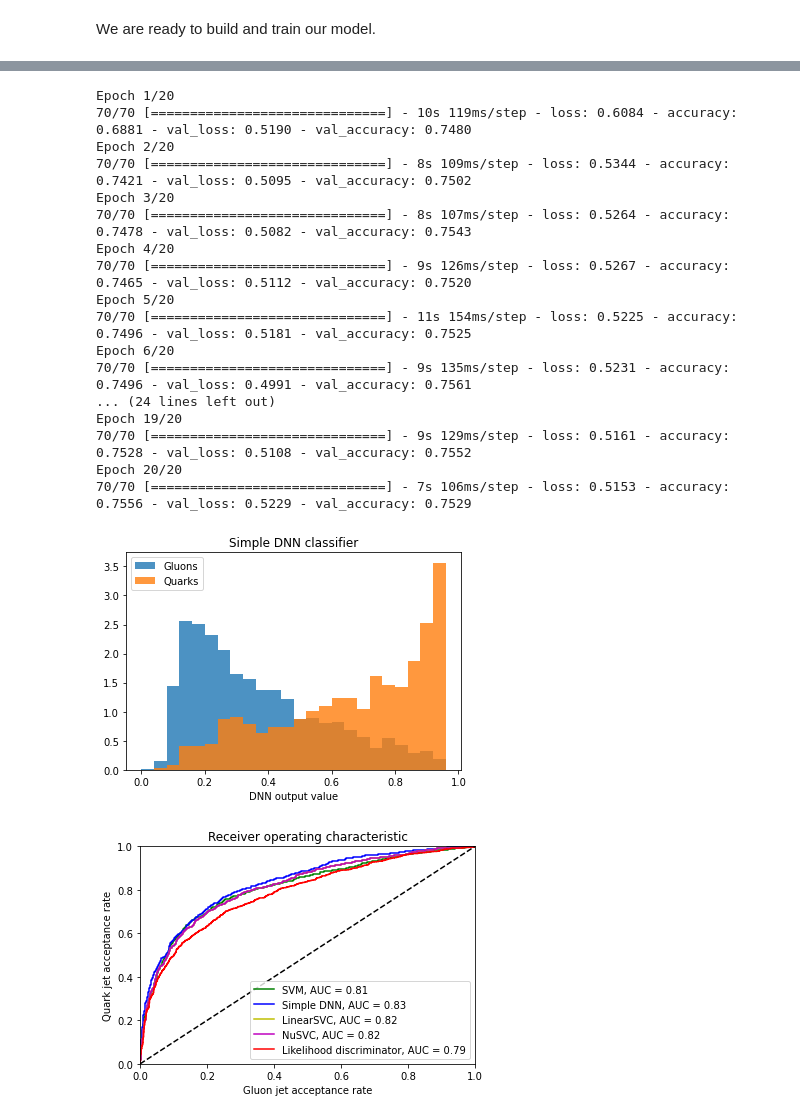
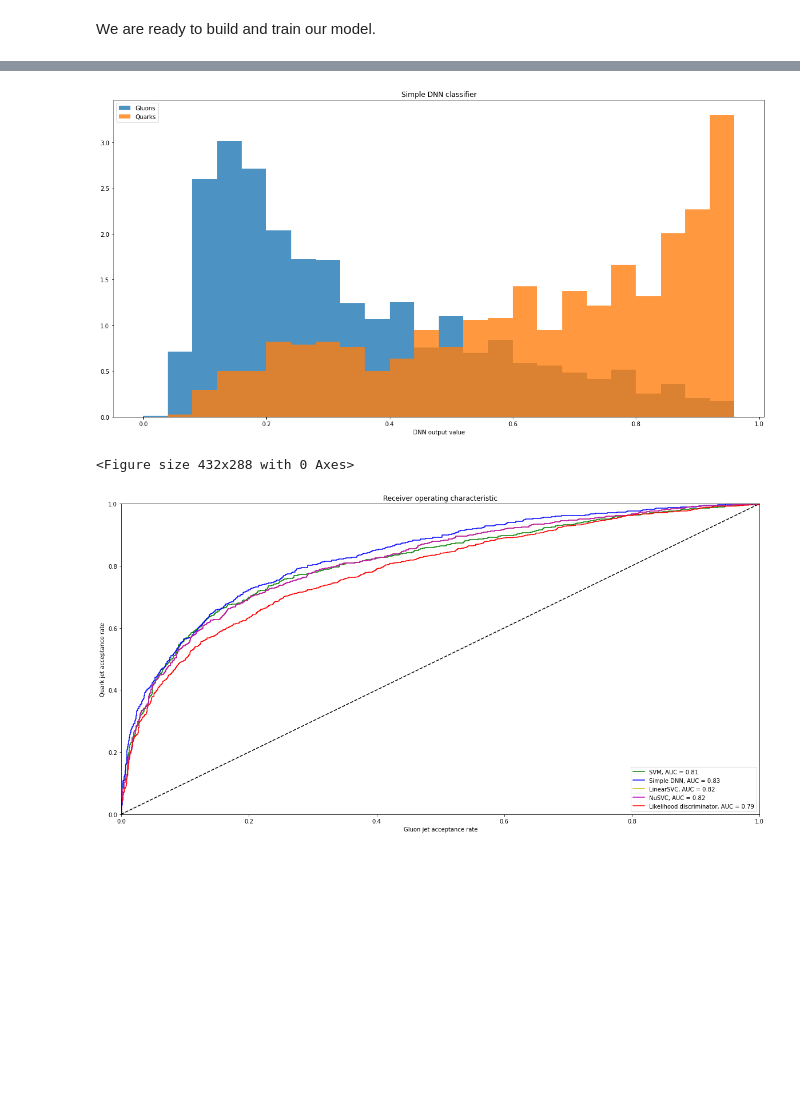
Before and after one commit to ncpp-my/opendata-cms-ml, a Jupyter notebook: notebooks/ML_SVM_PY.ipynb, the cells around one changed output, grey strips where cells are left out. Saved outputs shown, nothing was run; the diff lists cells and outputs as text; code cells hidden in the pictures; blank space fills up the shorter version.

```diff
--- a/notebooks/ML_SVM_PY.ipynb
+++ b/notebooks/ML_SVM_PY.ipynb
@@ -265,6 +265,7 @@ if PLOT and DO_DNN:
 
    plt.clf()
    binning = np.arange(0.0, 1.0, 0.04)
+   plt.figure( figsize=(20,10))
    plt.hist( pred_y_dnn[test_y_dnn==0], bins=binning, alpha=0.8, label="Gluons", density=1 )
    plt.hist( pred_y_dnn[test_y_dnn==1], bins=binning, alpha=0.8, label="Quarks", density=1 )
    plt.legend()
@@ -290,21 +291,4 @@ if DO_Nu:
-Epoch 1/20
-70/70 [==============================] - 10s 119ms/step - loss: 0.6084 - accuracy: 0.6881 - val_loss: 0.5190 - val_accuracy: 0.7480
-Epoch 2/20
-70/70 [==============================] - 8s 109ms/step - loss: 0.5344 - accuracy: 0.7421 - val_loss: 0.5095 - val_accuracy: 0.7502
-Epoch 3/20
-70/70 [==============================] - 8s 107ms/step - loss: 0.5264 - accuracy: 0.7478 - val_loss: 0.5082 - val_accuracy: 0.7543
-Epoch 4/20
-70/70 [==============================] - 9s 126ms/step - loss: 0.5267 - accuracy: 0.7465 - val_loss: 0.5112 - val_accuracy: 0.7520
-Epoch 5/20
-70/70 [==============================] - 11s 154ms/step - loss: 0.5225 - accuracy: 0.7496 - val_loss: 0.5181 - val_accuracy: 0.7525
-Epoch 6/20
-70/70 [==============================] - 9s 135ms/step - loss: 0.5231 - accuracy: 0.7496 - val_loss: 0.4991 - val_accuracy: 0.7561
-... (24 lines left out)
-Epoch 19/20
-70/70 [==============================] - 9s 129ms/step - loss: 0.5161 - accuracy: 0.7528 - val_loss: 0.5108 - val_accuracy: 0.7552
-Epoch 20/20
-70/70 [==============================] - 7s 106ms/step - loss: 0.5153 - accuracy: 0.7556 - val_loss: 0.5229 - val_accuracy: 0.7529
-[figure, old version]
+[figure, new version]
 # %%
 from sklearn.metrics import roc_auc_score, roc_curve, auc
 
@@ -330,6 +314,7 @@ roc_auc_qgl = auc(fpr_qgl, tpr_qgl)
 if PLOT:
 
    plt.clf()
+   plt.figure( figsize=(20,10))
    if DO_SVM: plt.plot(fpr_svm, tpr_svm, 'g', label='SVM, AUC = %0.2f'% roc_auc_svm)
    if DO_DNN: plt.plot(fpr_dnn, tpr_dnn, 'b', label='Simple DNN, AUC = %0.2f'% roc_auc_dnn)
    if DO_Lin: plt.plot(fpr_lin, tpr_lin, 'y', label='LinearSVC, AUC = %0.2f'% roc_auc_lin)
@@ -344,4 +329,5 @@ if PLOT:
    plt.xlabel('Gluon jet acceptance rate');
    plt.savefig("SVM New.png")
 # %% [output]
+<Figure size 432x288 with 0 Axes>
-[figure, old version]
+[figure, new version]
```
Also changed, not shown: parts of 2 cells of this notebook.
